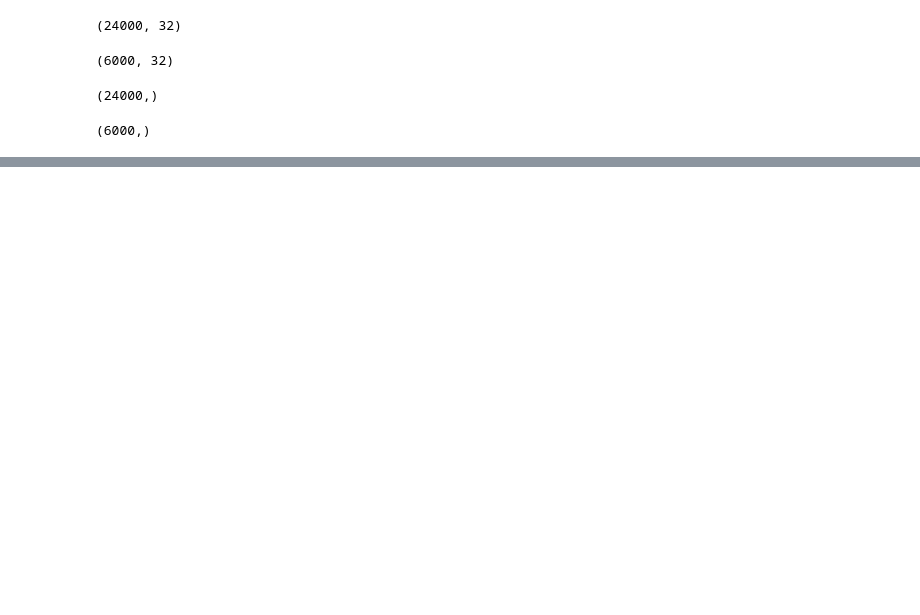
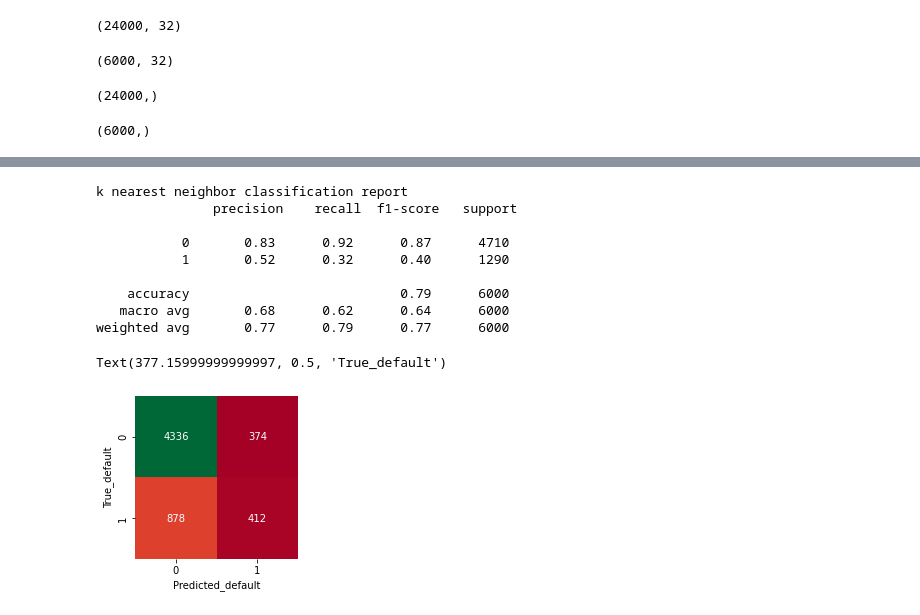
Before and after one commit to iam-ajitkumartoppo/credit_card_default_prediction, a Jupyter notebook: Credit_card_default_prediction.ipynb, the cells around one changed output, grey strips where cells are left out. Cells and saved outputs as stored; diff of their text form; code cells hidden in the pictures; blank space fills up the shorter version.

```diff
--- a/Credit_card_default_prediction.ipynb
+++ b/Credit_card_default_prediction.ipynb
@@ -202,0 +208,23 @@ NameError: name 'classifier' is not defined
+# %%
+knn = KNeighborsClassifier(n_neighbors=5)
+knn.fit(X_train,Y_train)
+Y_predknn = knn.predict(X_test)
+# %%
+print("k nearest neighbor classification report \n", classification_report(Y_test, Y_predknn))
+matrix_confusion = confusion_matrix(Y_test, Y_predknn)
+plt.figure(figsize = (13,3))
+sns.heatmap(matrix_confusion, square=True, annot=True, cmap='RdYlGn', fmt='d', cbar=False )
+plt.xlabel('Predicted_default')
+plt.ylabel('True_default')
+# %% [output]
+k nearest neighbor classification report
+               precision    recall  f1-score   support
+
+           0       0.83      0.92      0.87      4710
+           1       0.52      0.32      0.40      1290
+
+    accuracy                           0.79      6000
+   macro avg       0.68      0.62      0.64      6000
+weighted avg       0.77      0.79      0.77      6000
+Text(377.15999999999997, 0.5, 'True_default')
+[figure, added]
```
Also changed, not shown: parts of 24 cells of this notebook.
